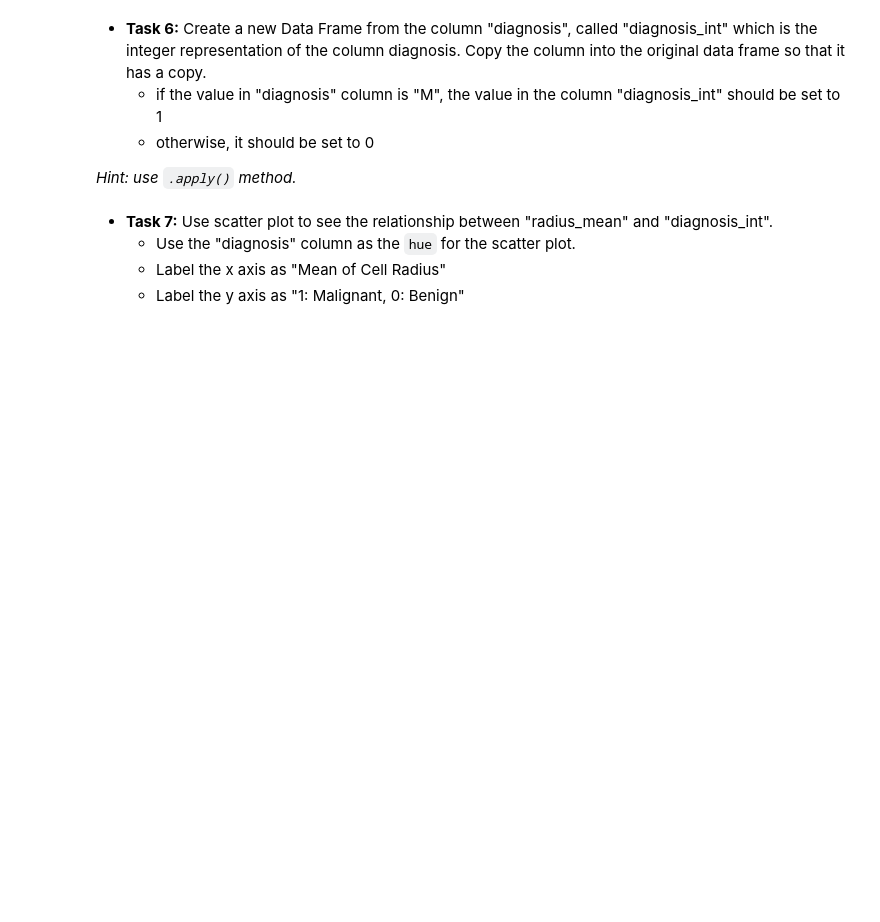
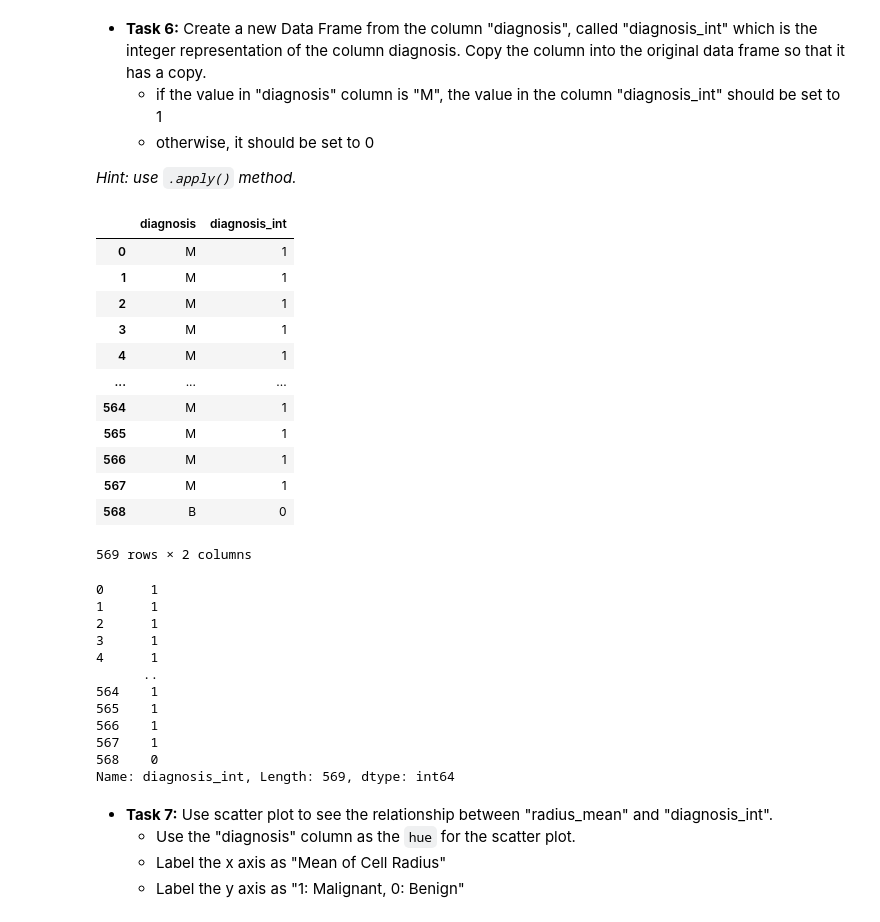
Before and after one commit to surrelsaga/DDW-weekly-problemSets, a Jupyter notebook: Week09_Homework.ipynb, the cells around one changed output. Saved outputs shown, nothing was run; the diff lists cells and outputs as text; code cells hidden in the pictures; blank space fills up the shorter version.

```diff
--- a/Week09_Homework.ipynb
+++ b/Week09_Homework.ipynb
@@ -141,17 +151,40 @@ assert df_target.columns[0] == 'diagnosis'
 # %%
 # Task 6
 # creating diagnosis_int
-# df_target["diagnosis_int"] = None
+df_target["diagnosis_int"] = df['diagnosis'].apply(lambda value: 1 if value == 'M' else 0)
 
 # copy the new column into the original data frame
-# df["diagnosis_int"] = None
+df["diagnosis_int"] = df_target["diagnosis_int"]
 
-###
-### YOUR CODE HERE
-###
 
 display(df_target)
 display(df["diagnosis_int"])
+# %% [output]
+|  | diagnosis | diagnosis_int |
+| 0 | M | 1 |
+| 1 | M | 1 |
+| 2 | M | 1 |
+| 3 | M | 1 |
+| 4 | M | 1 |
+| ... | ... | ... |
+| 564 | M | 1 |
+| 565 | M | 1 |
+| 566 | M | 1 |
+| 567 | M | 1 |
+| 568 | B | 0 |
+569 rows × 2 columns
+0      1
+1      1
+2      1
+3      1
+4      1
+      ..
+564    1
+565    1
+566    1
+567    1
+568    0
+Name: diagnosis_int, Length: 569, dtype: int64
 # %%
 assert isinstance(df_target, pd.DataFrame) and isinstance(df, pd.DataFrame)
 assert df_target.shape == (569, 2)
```
Also changed, not shown: parts of 9 cells of this notebook.
